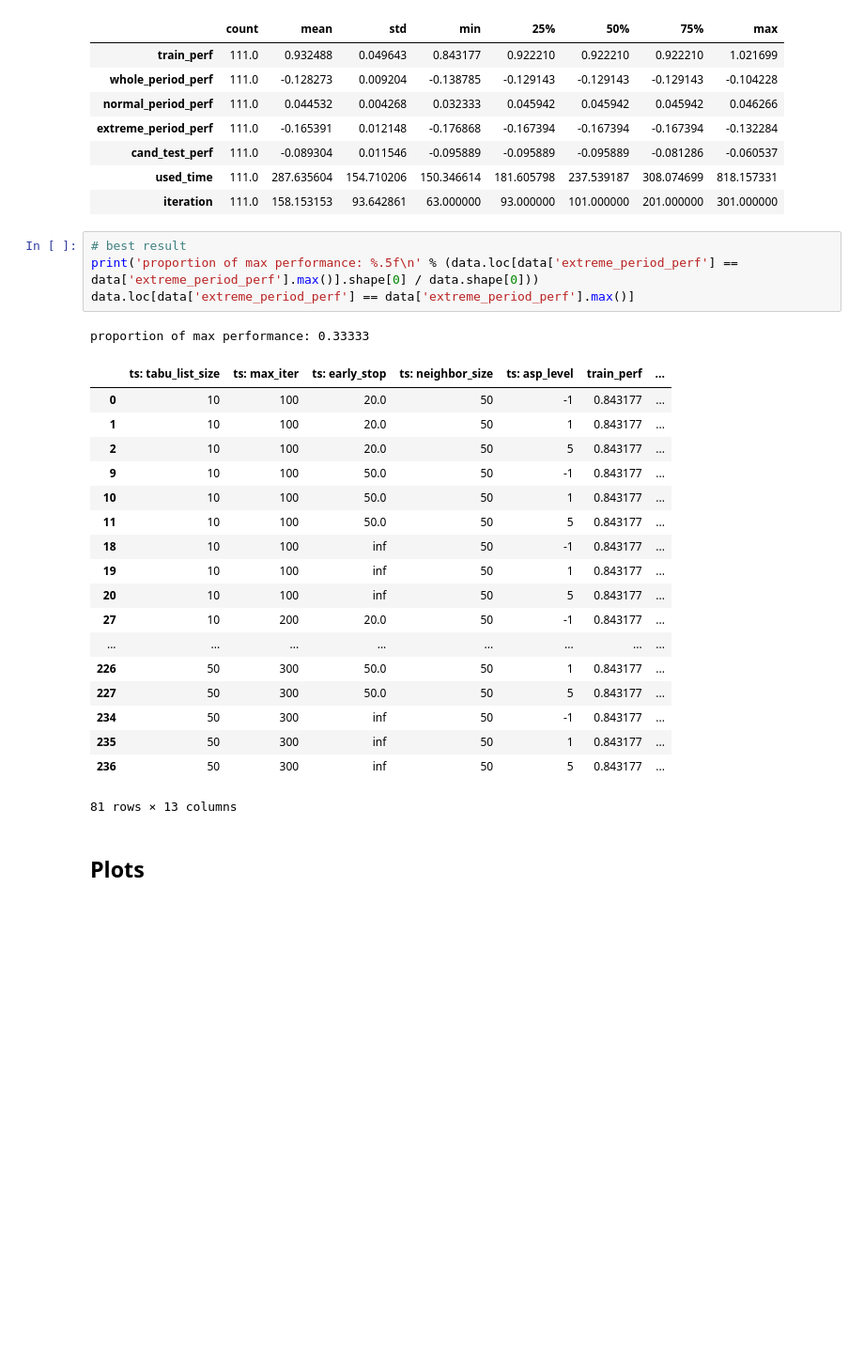
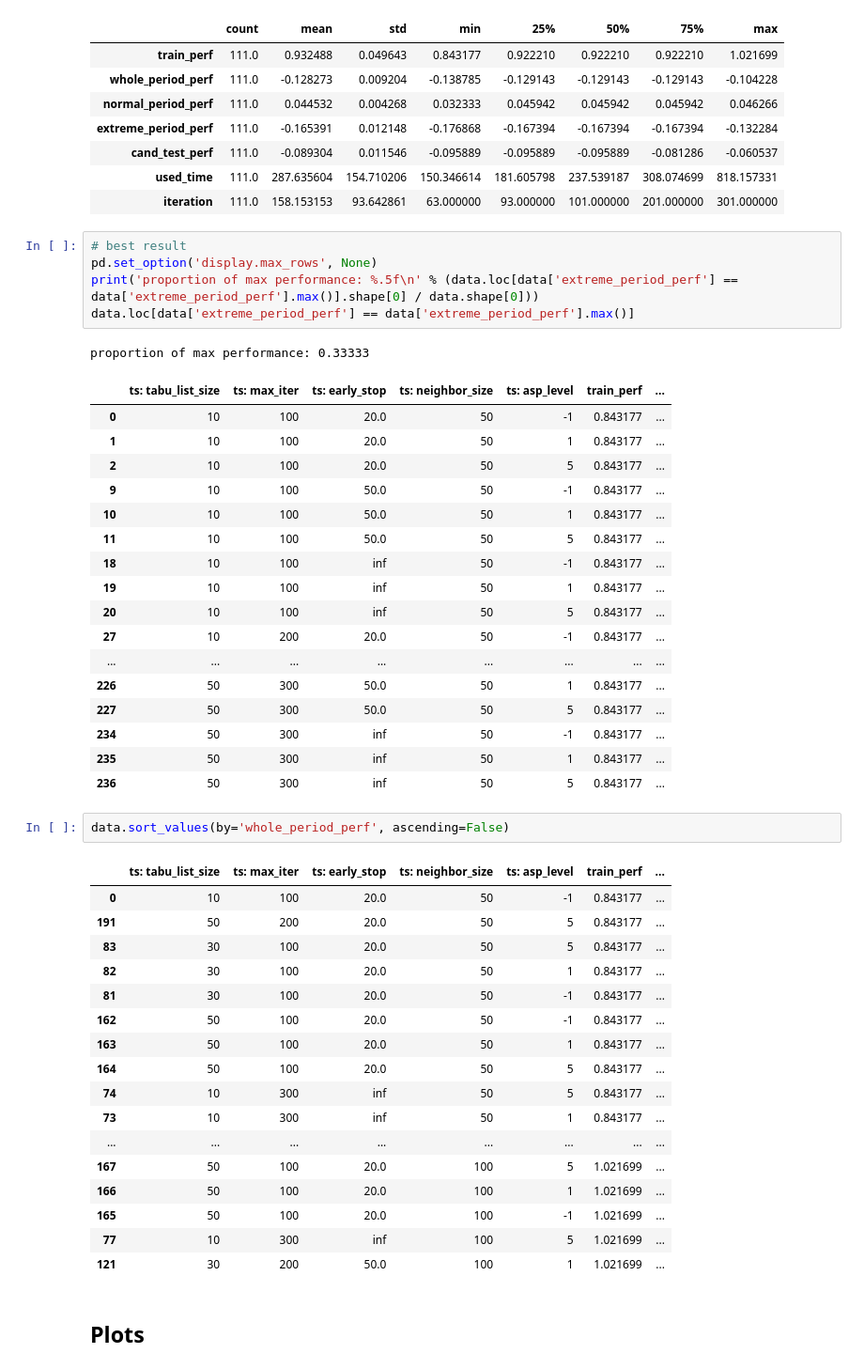
Before and after one commit to r50206v/E4008-Computational-Discrete-Optimization, a Jupyter notebook: Project/tabu_search/visualization.ipynb, the cells around one changed output. Shown at 94% size. Cells and saved outputs as stored; diff of their text form; blank space fills up the shorter version.

```diff
--- a/Project/tabu_search/visualization.ipynb
+++ b/Project/tabu_search/visualization.ipynb
@@ -181,6 +183,7 @@ data.loc[data['used_time'] > 150, resultColName].describe().T
 | iteration | 111.0 | 158.153153 | 93.642861 | 63.000000 | 93.000000 | 101.000000 | 201.000000 | 301.000000 |
 # %%
 # best result
+pd.set_option('display.max_rows', None)
 print('proportion of max performance: %.5f\n' % (data.loc[data['extreme_period_perf'] == data['extreme_period_perf'].max()].shape[0] / data.shape[0]))
 data.loc[data['extreme_period_perf'] == data['extreme_period_perf'].max()]
 # %% [output]
@@ -202,7 +205,26 @@ proportion of max performance: 0.33333
 | 234 | 50 | 300 | inf | 50 | -1 | 0.843177 | ... |
 | 235 | 50 | 300 | inf | 50 | 1 | 0.843177 | ... |
 | 236 | 50 | 300 | inf | 50 | 5 | 0.843177 | ... |
-81 rows × 13 columns
+# %%
+data.sort_values(by='whole_period_perf', ascending=False)
+# %% [output]
+|  | ts: tabu_list_size | ts: max_iter | ts: early_stop | ts: neighbor_size | ts: asp_level | train_perf | ... |
+| 0 | 10 | 100 | 20.0 | 50 | -1 | 0.843177 | ... |
+| 191 | 50 | 200 | 20.0 | 50 | 5 | 0.843177 | ... |
+| 83 | 30 | 100 | 20.0 | 50 | 5 | 0.843177 | ... |
+| 82 | 30 | 100 | 20.0 | 50 | 1 | 0.843177 | ... |
+| 81 | 30 | 100 | 20.0 | 50 | -1 | 0.843177 | ... |
+| 162 | 50 | 100 | 20.0 | 50 | -1 | 0.843177 | ... |
+| 163 | 50 | 100 | 20.0 | 50 | 1 | 0.843177 | ... |
+| 164 | 50 | 100 | 20.0 | 50 | 5 | 0.843177 | ... |
+| 74 | 10 | 300 | inf | 50 | 5 | 0.843177 | ... |
+| 73 | 10 | 300 | inf | 50 | 1 | 0.843177 | ... |
+| ... | ... | ... | ... | ... | ... | ... | ... |
+| 167 | 50 | 100 | 20.0 | 100 | 5 | 1.021699 | ... |
+| 166 | 50 | 100 | 20.0 | 100 | 1 | 1.021699 | ... |
+| 165 | 50 | 100 | 20.0 | 100 | -1 | 1.021699 | ... |
+| 77 | 10 | 300 | inf | 100 | 5 | 1.021699 | ... |
+| 121 | 30 | 200 | 50.0 | 100 | 1 | 1.021699 | ... |
 # %% [markdown]
 ## Plots
 # %%
```
Also changed, not shown: parts of 7 cells of this notebook, 7 other files.
